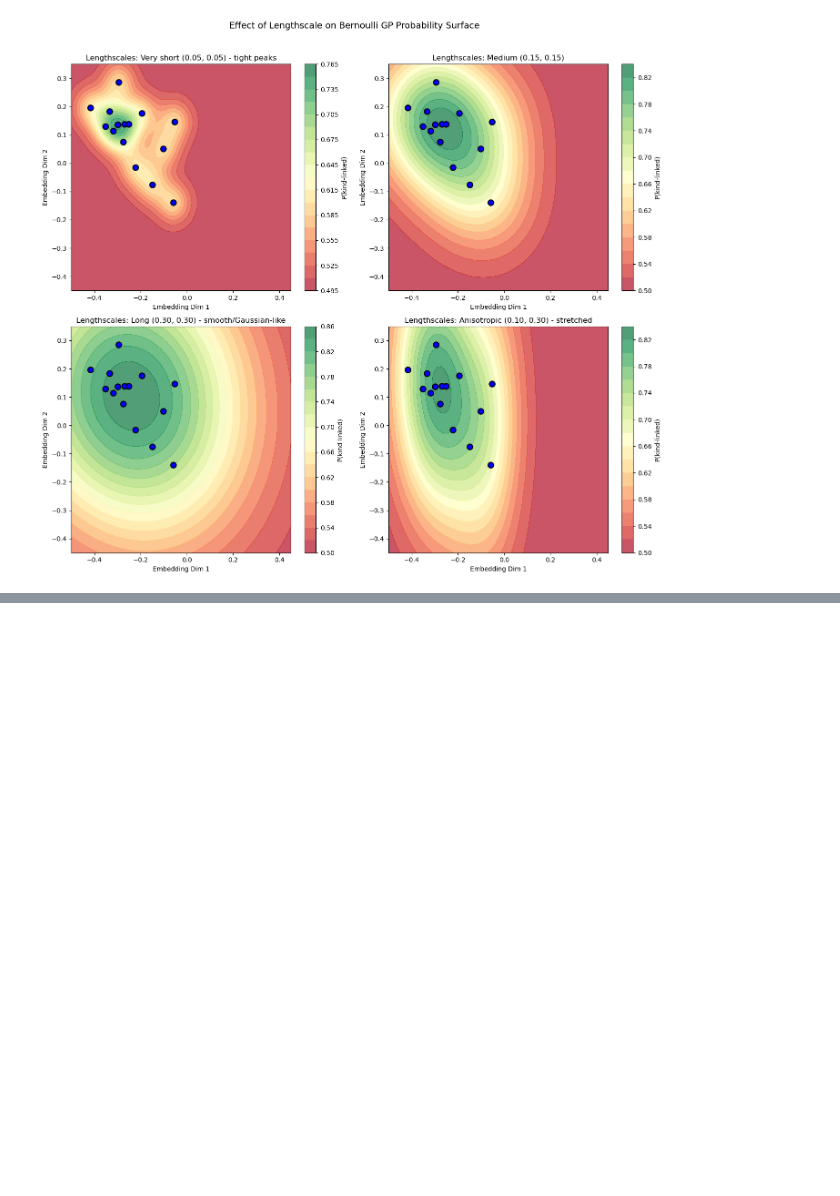
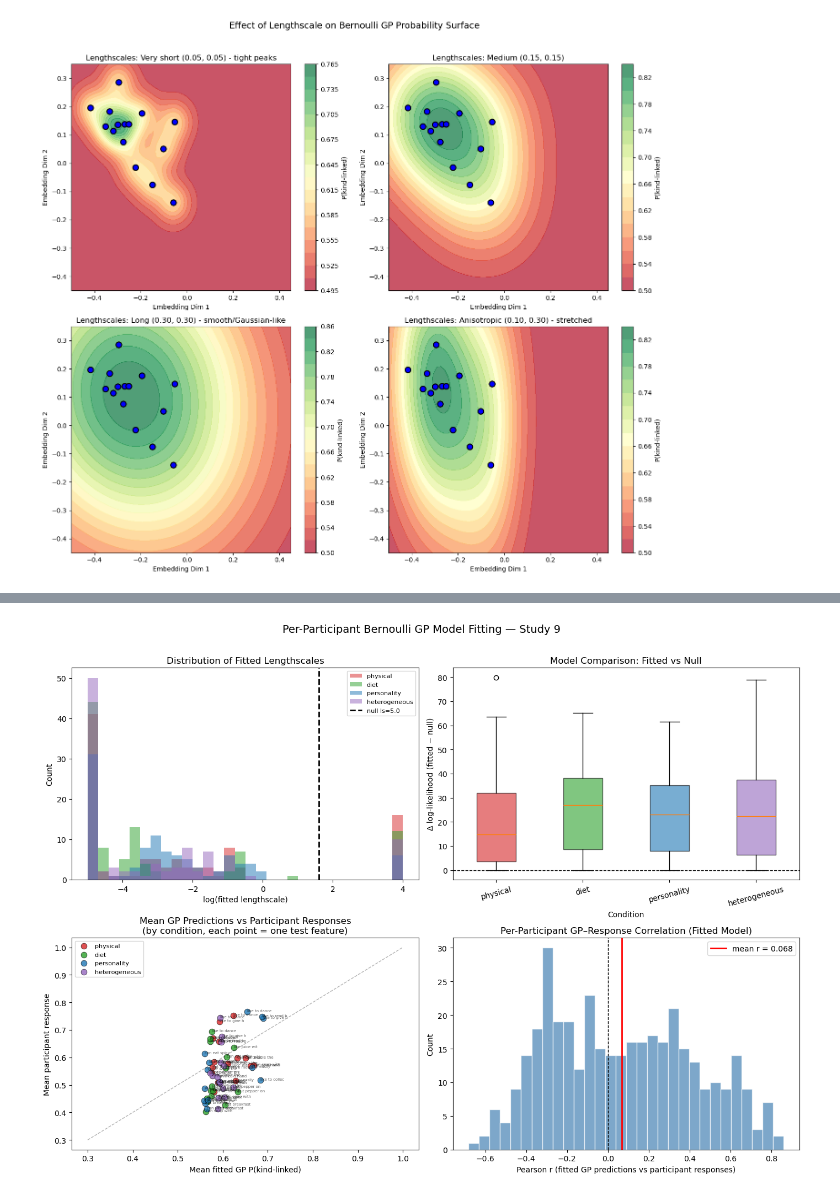
Before and after one commit to mariannazhang/compgenerics, a Jupyter notebook: model/gp/model-gp-study9.ipynb, the cells around one changed output, grey strips where cells are left out. Saved outputs shown, nothing was run; the diff lists cells and outputs as text; code cells hidden in the pictures; blank space fills up the shorter version.

Commit message:
testing large ls gps versus fitted ls gps

```diff
--- a/model/gp/model-gp-study9.ipynb
+++ b/model/gp/model-gp-study9.ipynb
@@ -565,0 +786,18 @@ plt.show()
+# %%
+# ── Summary table by condition ────────────────────────────────────────────
+summary = []
+for cond in ['physical', 'diet', 'personality', 'heterogeneous']:
+    cr = [r for r in results if r['condition'] == cond]
+    rs = [r['r_fitted'] for r in cr if not np.isnan(r['r_fitted'])]
+    summary.append({
+        'condition':          cond,
+        'n':                  len(cr),
+        'median_ls':          np.median([r['fitted_ls']  for r in cr]),
+        'mean_delta_ll':      np.mean([r['delta_ll']     for r in cr]),
+        'mean_delta_bic':     np.mean([r['delta_bic']    for r in cr]),
+        'pct_fitted_better':  100 * np.mean([r['delta_ll'] > 0 for r in cr]),
+        'mean_r_fitted':      np.mean(rs) if rs else np.nan,
+    })
+
+summary_df = pd.DataFrame(summary)
+summary_df
@@ -565,0 +810,73 @@ plt.show()
+# %%
+# ── 4-panel results visualization ─────────────────────────────────────────
+cond_colors = {
+    'physical':    'tab:red',
+    'diet':        'tab:green',
+    'personality': 'tab:blue',
+    'heterogeneous': 'tab:purple',
+}
+cond_order = ['physical', 'diet', 'personality', 'heterogeneous']
+
+fig, axes = plt.subplots(2, 2, figsize=(14, 10))
+
+# ── Panel 1: Distribution of fitted lengthscales ──────────────────────────
+ax = axes[0, 0]
+for cond in cond_order:
+    ls_vals = [r['fitted_ls'] for r in results if r['condition'] == cond]
+    ax.hist(np.log(ls_vals), bins=30, alpha=0.5, label=cond, color=cond_colors[cond])
+ax.axvline(x=np.log(NULL_LS), color='black', linestyle='--', linewidth=2,
+           label=f'null ls={NULL_LS}')
+ax.set_xlabel('log(fitted lengthscale)')
+ax.set_ylabel('Count')
+ax.set_title('Distribution of Fitted Lengthscales')
+ax.legend(fontsize=8)
+
+# ── Panel 2: Delta log-likelihood (fitted − null) ─────────────────────────
+ax = axes[0, 1]
+data_by_cond = [[r['delta_ll'] for r in results if r['condition'] == c]
+                for c in cond_order]
+bp = ax.boxplot(data_by_cond, labels=cond_order, patch_artist=True)
+for patch, cond in zip(bp['boxes'], cond_order):
+    patch.set_facecolor(cond_colors[cond])
+    patch.set_alpha(0.6)
+ax.axhline(y=0, color='black', linestyle='--', linewidth=1)
+ax.set_xlabel('Condition')
+ax.set_ylabel('Δ log-likelihood (fitted − null)')
+ax.set_title('Model Comparison: Fitted vs Null')
+ax.tick_params(axis='x', rotation=15)
+
+# ── Panel 3: Mean GP predictions vs mean participant responses ─────────────
+ax = axes[1, 0]
+for cond in cond_order:
+    cr = [r for r in results if r['condition'] == cond]
+    mean_preds     = np.mean([r['fitted_preds'] for r in cr], axis=0)
+    mean_responses = np.mean([r['responses']    for r in cr], axis=0)
+    ax.scatter(mean_preds, mean_responses, label=cond, color=cond_colors[cond],
+               alpha=0.8, s=60, edgecolors='black', linewidths=0.5)
+    for j, feat_name in enumerate(CSV_TO_FEATURE.values()):
+        ax.annotate(feat_name[:14], (mean_preds[j], mean_responses[j]),
+                    fontsize=5, alpha=0.6)
+lims = [0.3, 1.0]
+ax.plot(lims, lims, 'k--', alpha=0.3, linewidth=1)
+ax.set_xlabel('Mean fitted GP P(kind-linked)')
+ax.set_ylabel('Mean participant response')
+ax.set_title('Mean GP Predictions vs Participant Responses\n(by condition, each point = one test feature)')
+ax.legend(fontsize=8)
+
+# ── Panel 4: Per-participant correlation distribution ─────────────────────
+ax = axes[1, 1]
+r_all = [r['r_fitted'] for r in results if not np.isnan(r['r_fitted'])]
+ax.hist(r_all, bins=30, color='steelblue', alpha=0.7, edgecolor='white')
+ax.axvline(x=0, color='black', linestyle='--', linewidth=1)
+ax.axvline(x=np.mean(r_all), color='red', linestyle='-', linewidth=2,
+           label=f'mean r = {np.mean(r_all):.3f}')
+ax.set_xlabel('Pearson r (fitted GP predictions vs participant responses)')
+ax.set_ylabel('Count')
+ax.set_title('Per-Participant GP–Response Correlation (Fitted Model)')
+ax.legend()
+
+plt.suptitle('Per-Participant Bernoulli GP Model Fitting — Study 9', fontsize=14, y=1.01)
+plt.tight_layout()
+plt.show()
+# %% [output]
+[figure, added]
```
Also changed, not shown: parts of 7 cells of this notebook.
